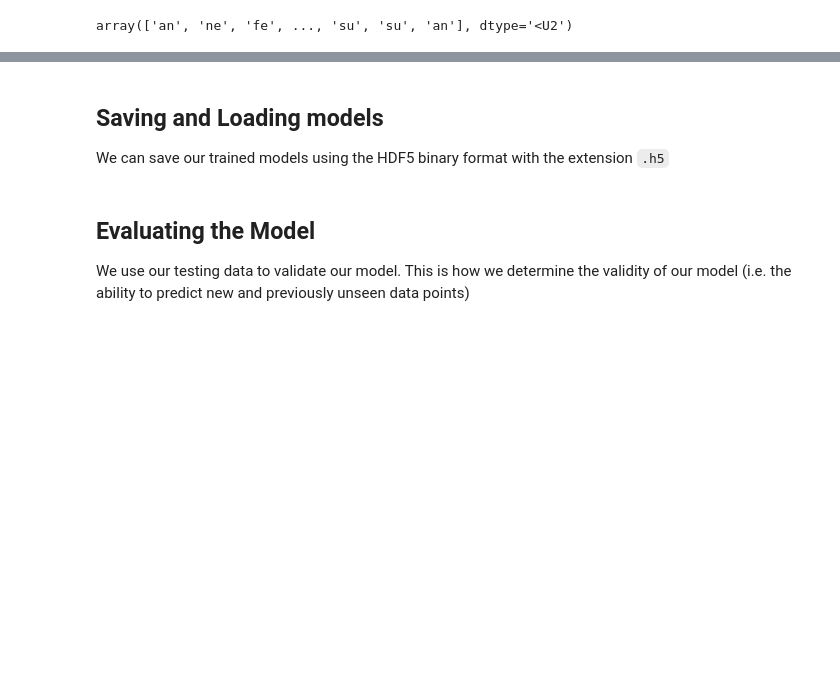
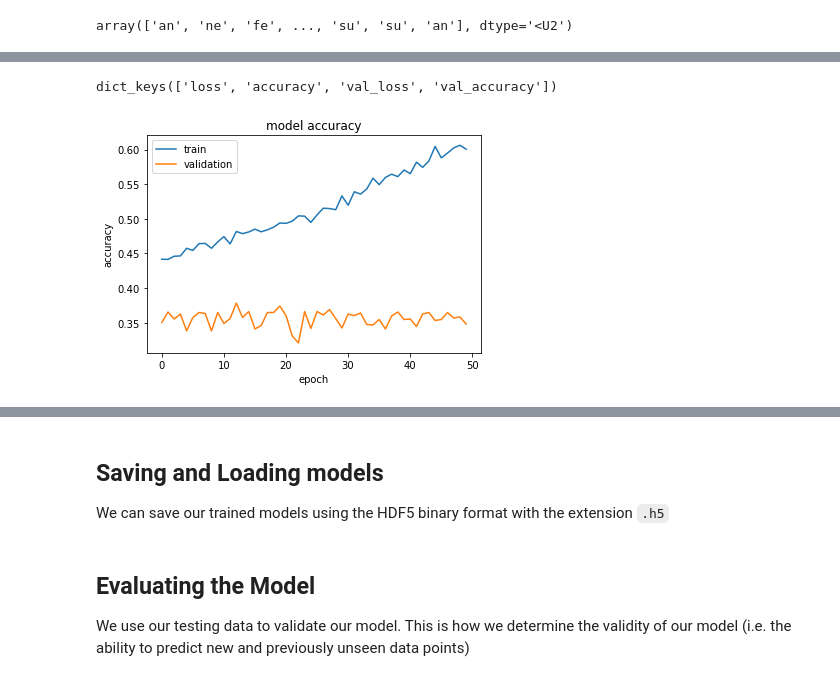
Before and after one commit to mmparvez/project_4, a Jupyter notebook: emotion_model.ipynb, the cells around one changed output, grey strips where cells are left out. Saved outputs shown, nothing was run; the diff lists cells and outputs as text; code cells hidden in the pictures; blank space fills up the shorter version.

```diff
--- a/emotion_model.ipynb
+++ b/emotion_model.ipynb
@@ -16,6 +16,8 @@ def img_to_array(emotion):
     for count, filename in enumerate(os.listdir(folder)):
         # load the image
         img = Image.open(f"{folder}/{filename}")
+        # Resize the image
+        img = img.resize((48, 48))
         # asarray() class is used to convert
         # PIL images into NumPy arrays
         img_data = asarray(img)
@@ -226,12 +228,14 @@ model.compile(optimizer='adam',
               loss='categorical_crossentropy',
               metrics=['accuracy'])
 # %%
+
 # Fit (train) the model
 model.fit(
     X_train_scaled,
     y_train_cat,
-    epochs=200,
+    epochs=50,
     shuffle=True,
-    verbose=2
+    verbose=2,
+    validation_data=(X_test_scaled, y_test_cat)
 )
 # %% [output]
@@ -255 +259,16 @@ Epoch 200/200
 <keras.callbacks.History at 0x...>
+# %%
+model.history.history.
+# %% [output]
+dict_keys(['loss', 'accuracy', 'val_loss', 'val_accuracy'])
+# %%
+#  "Accuracy"
+plt.plot(model.history.history['accuracy'])
+plt.plot(model.history.history['val_accuracy'])
+plt.title('model accuracy')
+plt.ylabel('accuracy')
+plt.xlabel('epoch')
+plt.legend(['train', 'validation'], loc='upper left')
+plt.show()
+# %% [output]
+[figure, added]
```
Also changed, not shown: parts of 9 cells of this notebook, 10 other files.
